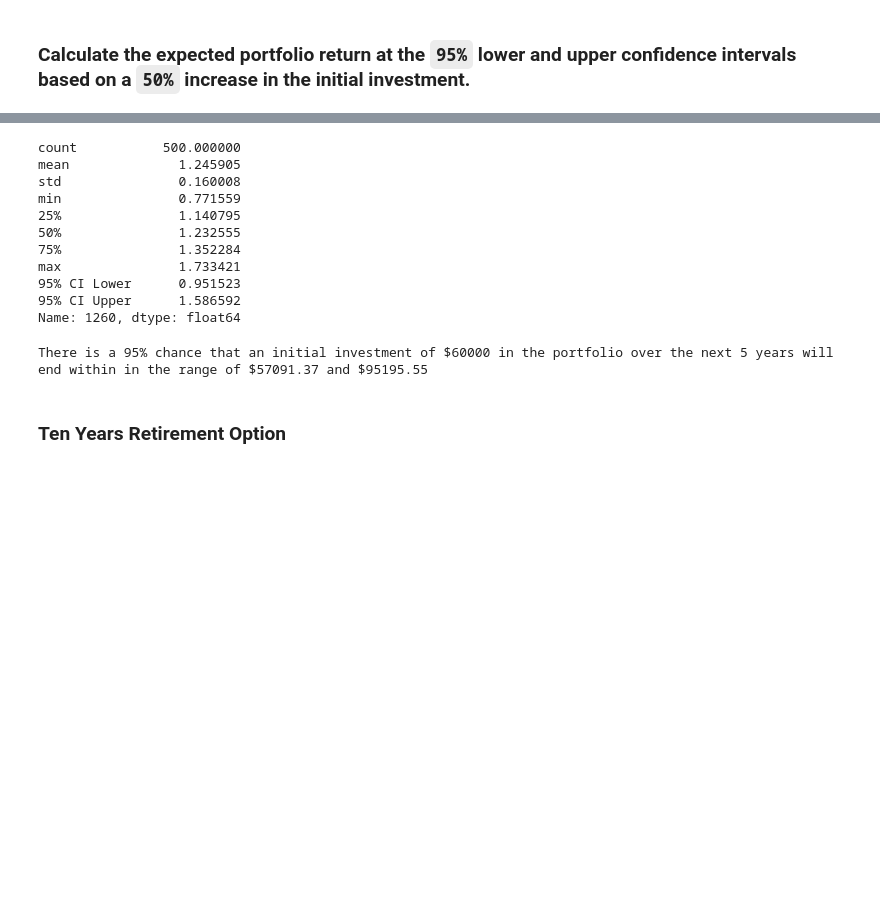
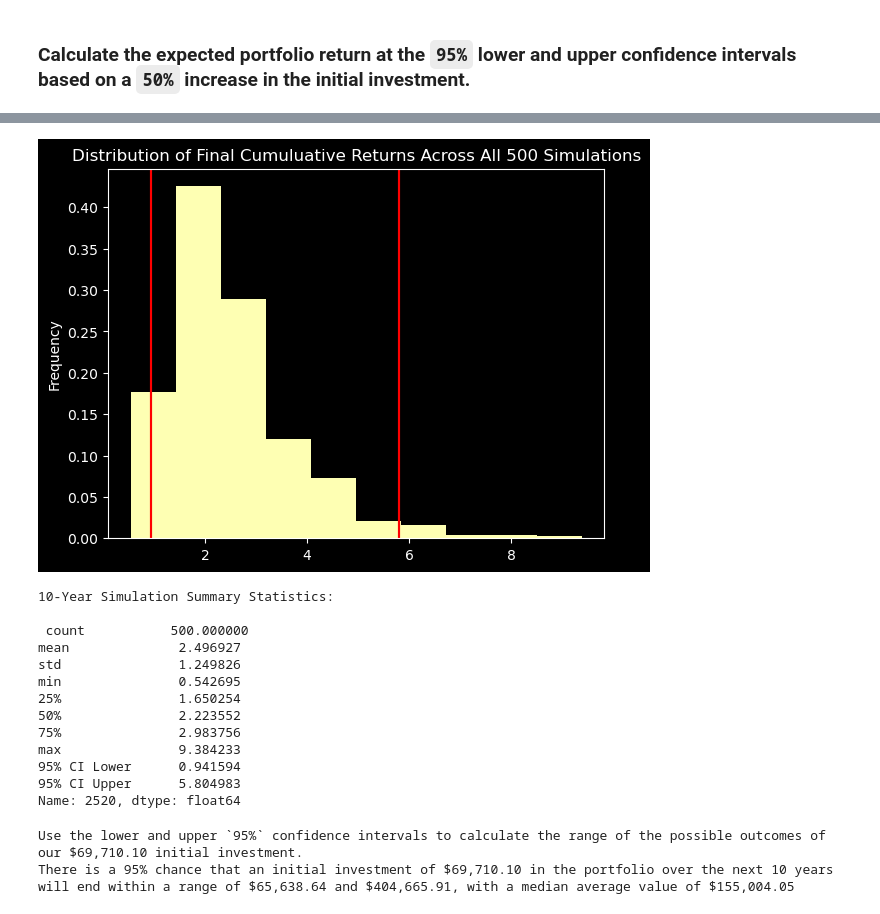
Before and after one commit to boz-tcm/api-challenge, a Jupyter notebook: financial-planner.ipynb, the cells around one changed output, grey strips where cells are left out. Drawn from its saved outputs; the diff is of its cells as text; code cells hidden in the pictures; blank space fills up the shorter version.

Commit message:
Project final commit

```diff
--- a/financial-planner.ipynb
+++ b/financial-planner.ipynb
@@ -524,33 +540,48 @@ Running Monte Carlo simulation number 490.
+# %%
+# Plot probability distribution along with 95% confidence interval (the range from the 2.5 to 97.5 percentile)
+MC_10_year.plot_distribution()
+MC_10_year.plot_distribution().get_figure().savefig('MC_10_year_distribution_plot.png', bbox_inches='tight')
+# %% [output]
+[figure, added]
 # %%
 # Fetch summary statistics from the Monte Carlo simulation results
-# YOUR CODE HERE!
+MC_10_year_describe = MC_10_year.summarize_cumulative_return()
 
 # Print summary statistics
-# YOUR CODE HERE!
+print('10-Year Simulation Summary Statistics:\n\n',MC_10_year_describe)
 # %% [output]
-count           500.000000
-mean              1.245905
-std               0.160008
-min               0.771559
-25%               1.140795
-50%               1.232555
-75%               1.352284
-max               1.733421
-95% CI Lower      0.951523
-95% CI Upper      1.586592
-Name: 1260, dtype: float64
+10-Year Simulation Summary Statistics:
+
+ count           500.000000
+mean              2.496927
+std               1.249826
+min               0.542695
+25%               1.650254
+50%               2.223552
+75%               2.983756
+max               9.384233
+95% CI Lower      0.941594
+95% CI Upper      5.804983
+Name: 2520, dtype: float64
 # %%
 # Set initial investment
-# YOUR CODE HERE!
+# We will assume the credit union member's initial investment is the current market value today of 200 AGG shares and 110 SPY shares, as stated at the outset of this project.
+initial_investment = investment_assets
 
-# Use the lower and upper `95%` confidence intervals to calculate the range of the possible outcomes of our $60,000
-# YOUR CODE HERE!
+# The initial investment is reallocated to 80% stocks (SPY) and 20% bonds (AGG) for purposes of the 10-year Monte Carlo simulation.
+print(f"Use the lower and upper `95%` confidence intervals to calculate the range of the possible outcomes of our ${initial_investment:0,.2f} initial investment.")
+ci_lower_ten = MC_10_year.confidence_interval[0]*initial_investment
+ci_upper_ten = MC_10_year.confidence_interval[1]*initial_investment
+
+# Determine the median outcome for the retirement portfolio, or 50th percentile
+median_10 = MC_10_year_describe[5]*initial_investment
+#print(median_10)
 
 # Print results
-print(f"There is a 95% chance that an initial investment of ${initial_investment} in the portfolio"
-      f" over the next 5 years will end within in the range of"
-      f" ${ci_lower_five} and ${ci_upper_five}")
+print(f"There is a 95% chance that an initial investment of ${initial_investment:0,.2f} in the portfolio"
+      f" over the next 10 years will end within a range of"
+      f" ${ci_lower_ten:0,.2f} and ${ci_upper_ten:0,.2f},"
+      f" with a median average value of ${median_10:0,.2f}")
 # %% [output]
-There is a 95% chance that an initial investment of $60000 in the portfolio over the next 5 years will end within in the range of $57091.37 and $95195.55
+Use the lower and upper `95%` confidence intervals to calculate the range of the possible outcomes of our $69,710.10 initial investment.
+There is a 95% chance that an initial investment of $69,710.10 in the portfolio over the next 10 years will end within a range of $65,638.64 and $404,665.91, with a median average value of $155,004.05
-# %% [markdown]
-### Ten Years Retirement Option
```
Also changed, not shown: parts of 26 cells of this notebook, 7 other files.
